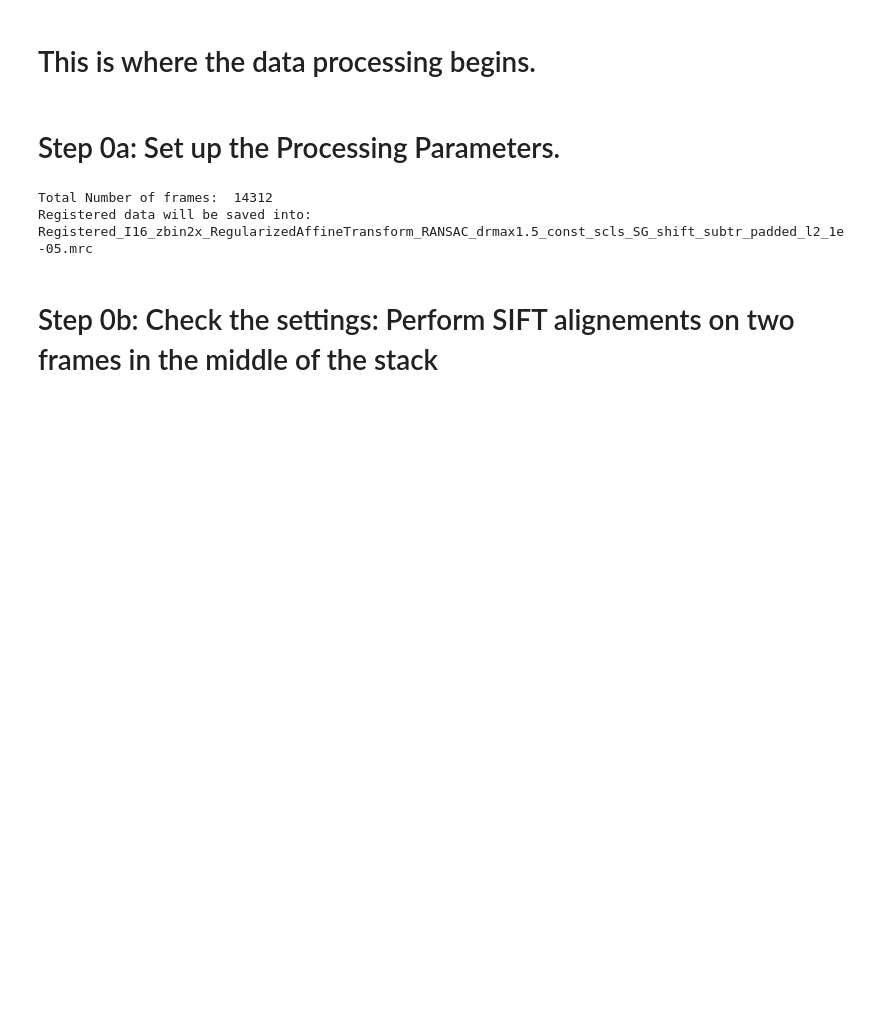
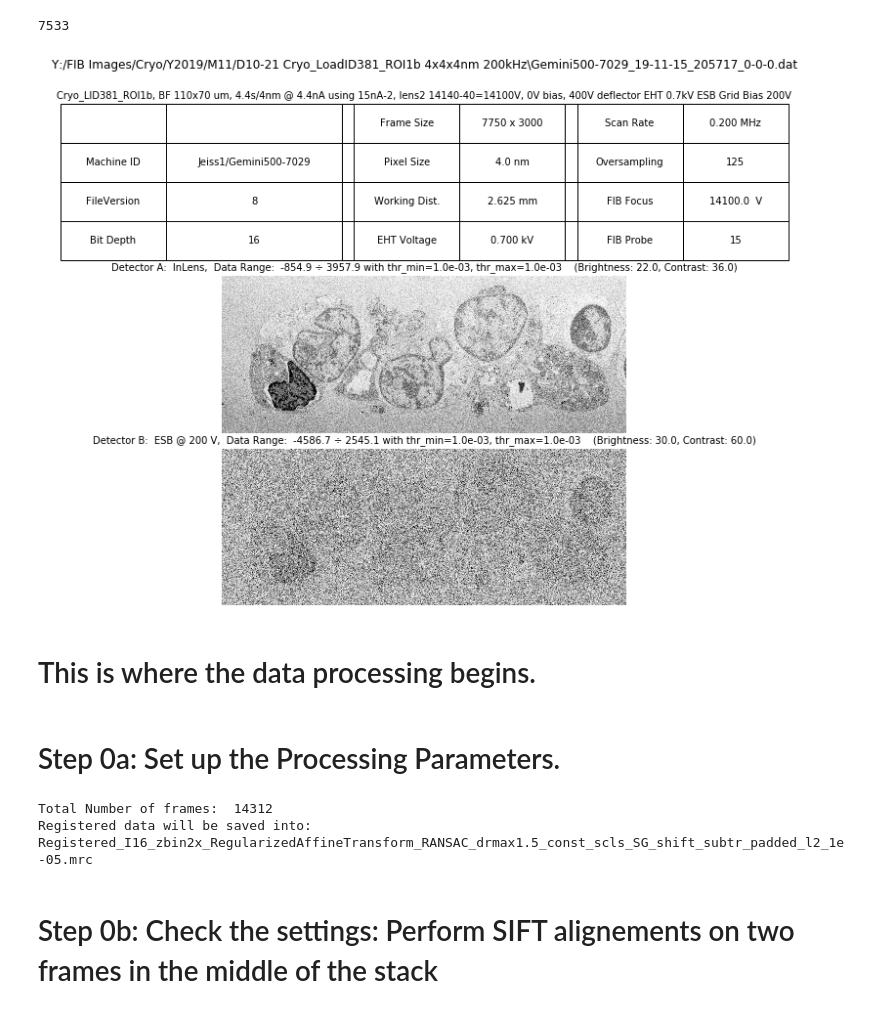
Before and after one commit to gleb-shtengel/FIB-SEM, a Jupyter notebook: Register_FIB-SEM_stack_DASK_v1.ipynb, the cells around one changed output. Saved outputs shown, nothing was run; the diff lists cells and outputs as text; code cells hidden in the pictures; blank space fills up the shorter version.

```diff
--- a/Register_FIB-SEM_stack_DASK_v1.ipynb
+++ b/Register_FIB-SEM_stack_DASK_v1.ipynb
@@ -51,0 +70,12 @@ Open CV version:  4.5.5
+# %%
+data_dir = 'Y:/FIB Images/Cryo/Y2019/M11/D10-21 Cryo_LoadID381_ROI1b 4x4x4nm 200kHz'
+fls = sorted(glob.glob(os.path.join(data_dir,'*.dat')))
+print(len(fls))
+# %% [output]
+7533
+# %%
+frame0 = FIBSEM_frame(fls[len(fls)//2])
+# %%
+frame0.save_snapshot()
+# %% [output]
+[figure, added]
```
Also changed, not shown: parts of 4 cells of this notebook, 2 other files.
